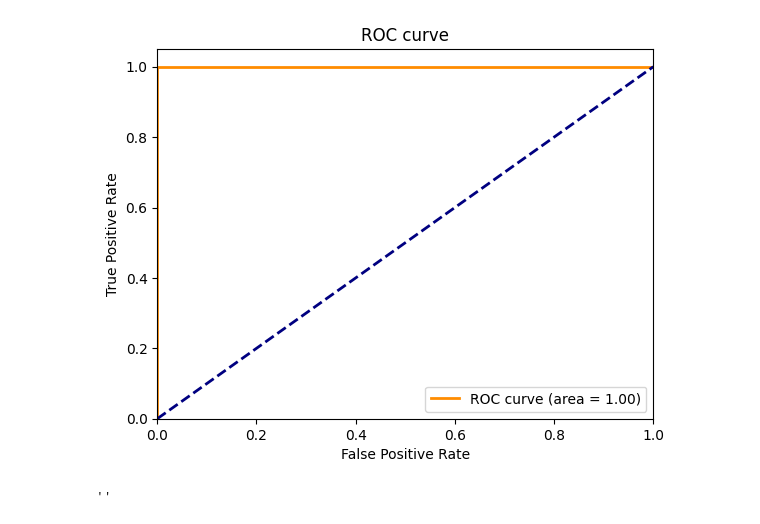
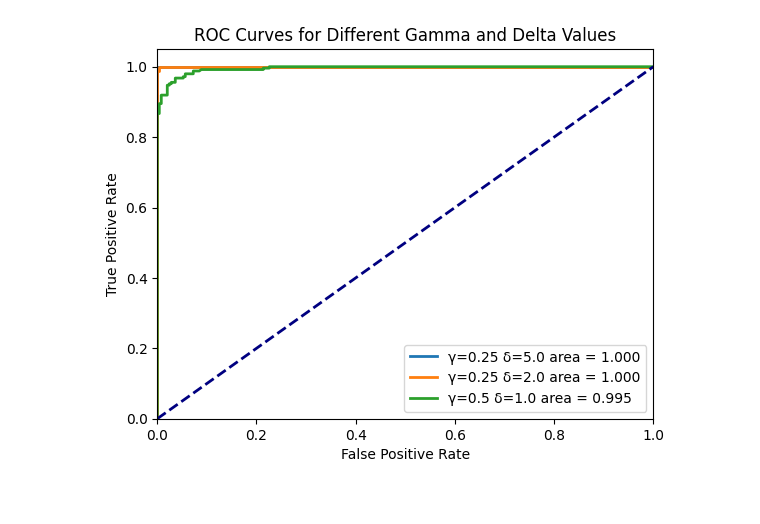
Before and after one commit to blueminh/t-rest, a Jupyter notebook: evaluation/synthcity.ipynb, the cells around one changed output. Cells and saved outputs as stored; diff of their text form; code cells hidden in the pictures.

Commit message:
plots

```diff
--- a/evaluation/synthcity.ipynb
+++ b/evaluation/synthcity.ipynb
@@ -131,73 +224,66 @@ def average_zscore(sample_name, gamma, delta, num_tokens, num_samples = 50):
 # %%
 """
 Compute ROC and AOC
 """
 import numpy as np
 from sklearn.metrics import roc_curve, auc
 import matplotlib.pyplot as plt
 
-def compute_roc_auc(real_file_name, syn_file_name, gamma, delta, num_samples_per_class, num_tokens_per_sample):
-    samples_dir = "/Users/minhkau/Documents/TUDelft/Year 3/RP/Code/tabular-gpt/samples/"
-    real_path = samples_dir + real_file_name
-    syn_path = samples_dir + syn_file_name
-    real_df = pd.read_csv(real_path)
-    syn_df = pd.read_csv(syn_path)
-
+def compute_roc_auc(model_names, gamma_delta_pairs, num_samples_per_class, num_tokens_per_sample):
     tokenizer = transformers.AutoTokenizer.from_pretrained('distilgpt2', add_prefix_space=True)
     tokenizer.pad_token_id = tokenizer.eos_token_id
     tokenizer.pad_token = tokenizer.eos_token
-    great_watermark_processor = GreatWatermarkLogitProcessor(tokenizer=tokenizer,
-                                                             device="cpu",
-                                                             vocab=list(tokenizer.get_vocab().values()),
-                                                             gamma=gamma,
-                                                             delta=delta)
-    great_watermark_detector = GreatWatermarkDetector(great_watermark_processor)
 
-    # take samples each from the real and synthesized table
-    real_scores = []
-    gen_scores = []
-    for i in range(num_samples_per_class):
-        real_scores.append(great_watermark_detector.detect(real_df, total_tokens_limit=num_tokens_per_sample, random_state=i)['z_score'])
-        gen_scores.append(great_watermark_detector.detect(syn_df, total_tokens_limit=num_tokens_per_sample, random_state=i)['z_score'])
+    results = []
 
-    # Compute roc auc
-    y_true = np.concatenate([np.zeros(len(real_scores)), np.ones(len(gen_scores))])
-    y_scores = np.concatenate([real_scores, gen_scores])
+    for gamma, delta in gamma_delta_pairs:
+        great_watermark_detector = get_detector(gamma, delta)
+        real_scores = []
+        gen_scores = []
+        for model_name in model_names:
+            samples_dir = "/Users/minhkau/Documents/TUDelft/Year 3/RP/Code/tabular-gpt/samples/"
+            real_name, _, syn_name = get_filenames_from_model(model_name, 1000, gamma, delta)
+            real_df = pd.read_csv(samples_dir + real_name)
+            syn_df = pd.read_csv(samples_dir + syn_name)
+            for i in range(int(num_samples_per_class / len(model_names))):
+                real_scores.append(great_watermark_detector.detect(real_df, total_tokens_limit=num_tokens_per_sample, random_state=i)['z_score'])
+                gen_scores.append(great_watermark_detector.detect(syn_df, total_tokens_limit=num_tokens_per_sample, random_state=i)['z_score'])
 
-    fpr, tpr, thresholds = roc_curve(y_true, y_scores)
-    roc_auc = auc(fpr, tpr)
+        # Compute roc auc
+        y_true = np.concatenate([np.zeros(len(real_scores)), np.ones(len(gen_scores))])
+        y_scores = np.concatenate([real_scores, gen_scores])
 
-    return fpr, tpr, roc_auc
+        fpr, tpr, thresholds = roc_curve(y_true, y_scores)
+        roc_auc = auc(fpr, tpr)
 
-def plot_roc_curve(fpr, tpr, roc_auc):
+        results.append((gamma, delta, fpr, tpr, roc_auc))
+
+    return results
+
+def plot_roc_curves(results):
     plt.figure()
     lw = 2
-    plt.plot(fpr, tpr, color='darkorange',
-             lw=lw, label='ROC curve (area = %0.2f)' % roc_auc)
+    for gamma, delta, fpr, tpr, roc_auc in results:
+        plt.plot(fpr, tpr, lw=lw, label=f'γ={gamma} δ={delta} area = {roc_auc:.3f}')
     plt.plot([0, 1], [0, 1], color='navy', lw=lw, linestyle='--')
     plt.xlim([0.0, 1.0])
     plt.ylim([0.0, 1.05])
     plt.xlabel('False Positive Rate')
     plt.ylabel('True Positive Rate')
-    plt.title('ROC curve')
+    plt.title('ROC Curves for Different Gamma and Delta Values')
     plt.legend(loc="lower right")
     plt.show()
 
-adult_fpr, adult_tpr, adult_roc_auc = compute_roc_auc(
-    "california.csv",
-    "california_1000_with-watermark_gamma-0.25_delta-2.0.csv",
-    gamma=0.25,
-    delta=2.0,
+gamma_delta_pairs = [(0.25, 5.0), (0.25, 2.0), (0.5, 1.0)]
+
+results = compute_roc_auc(
+    ["california", "abalone", "adult", "diabetes"],
+    gamma_delta_pairs=gamma_delta_pairs,
     num_samples_per_class=250,
-    num_tokens_per_sample=500
+    num_tokens_per_sample=200
 )
 
-plot_roc_curve(adult_fpr, adult_tpr, adult_roc_auc)
+# Plot all ROC curves
+plot_roc_curves(results)
 # %% [output]
-[figure, old version]
+[figure, new version]
-# %%
-"""
-Plot trade-off data quality and strength of watermark (avg z-score)
-"""
-# %% [output]
-''
```
Also changed, not shown: parts of 7 cells of this notebook, 11 other files.
